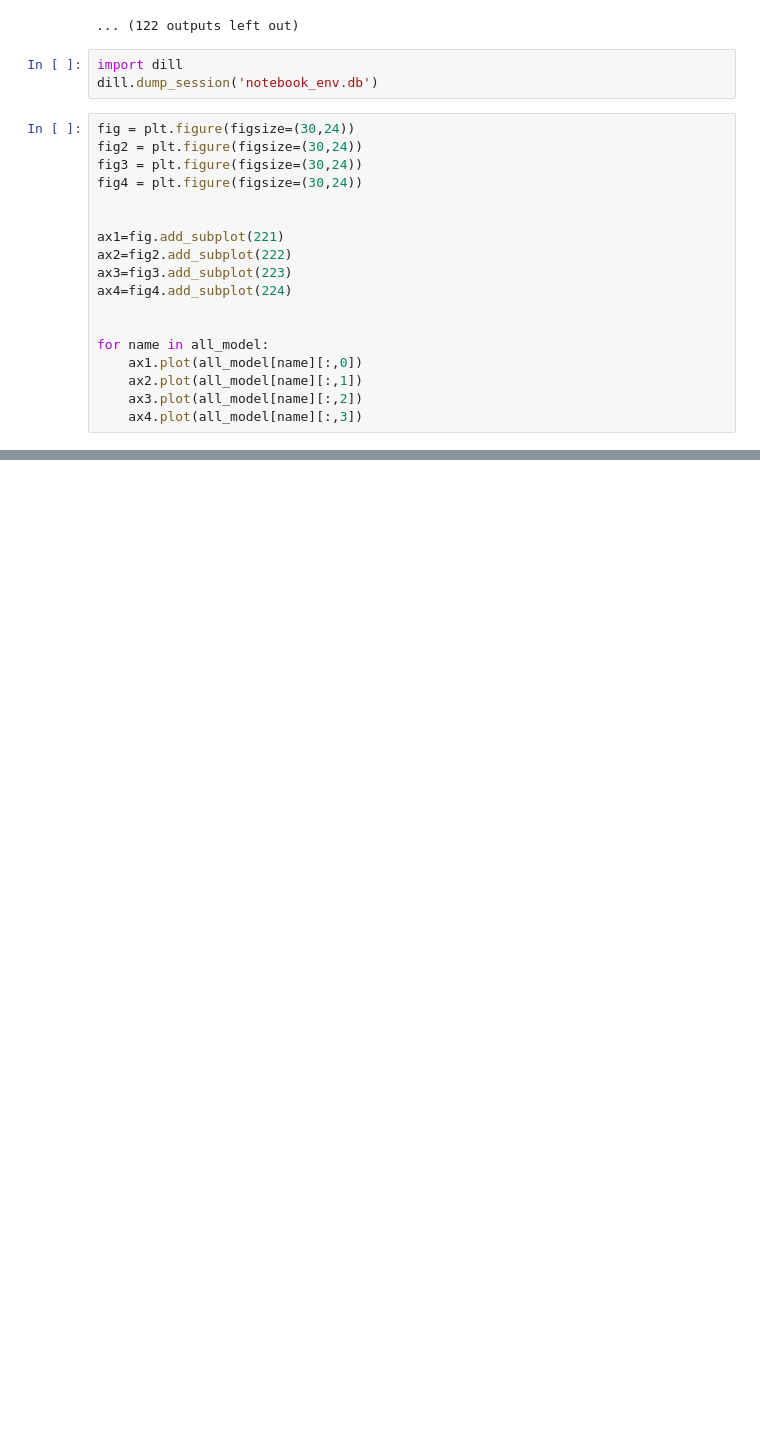
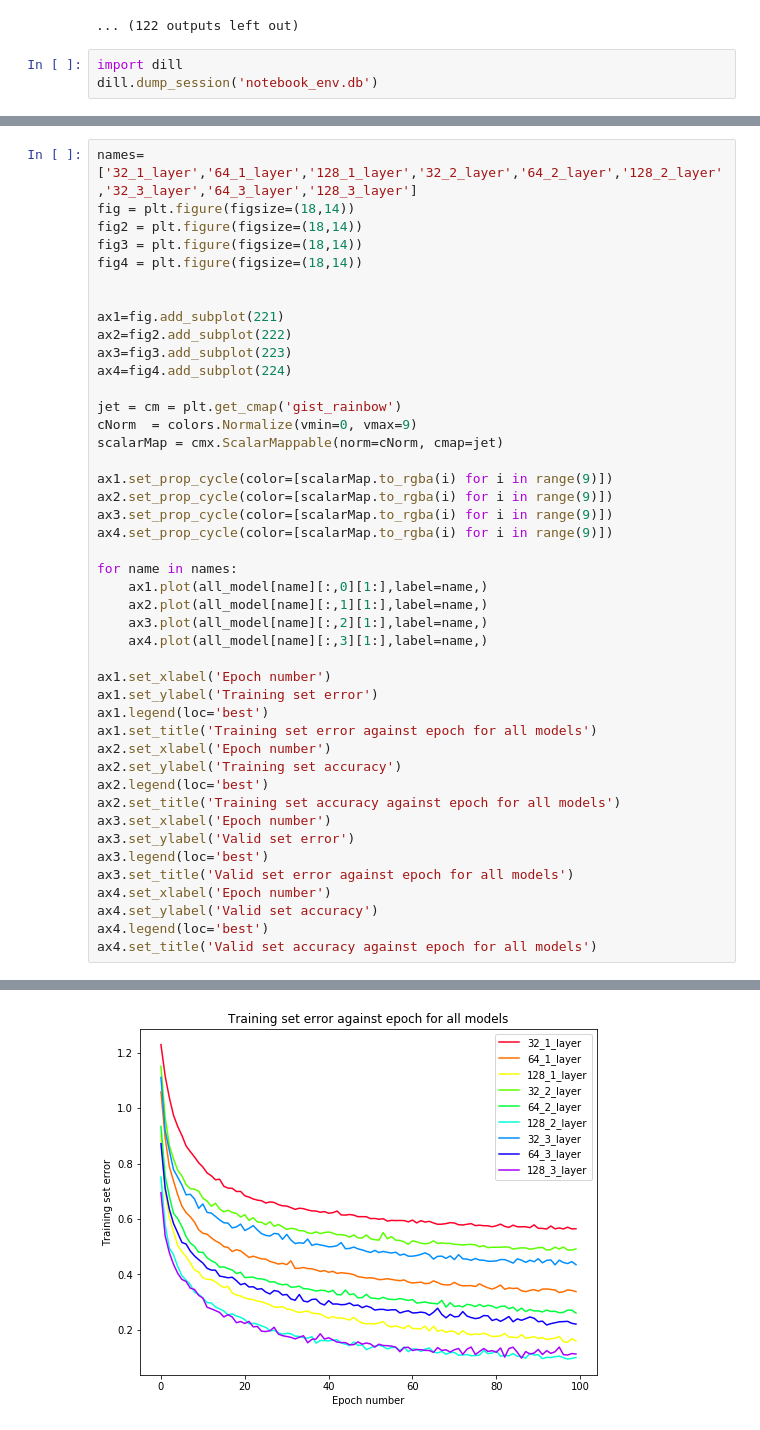
Before and after one commit to TheXZhang/MLP, a Jupyter notebook: notebooks/Coursework_1.ipynb, the cells around one changed output, grey strips where cells are left out. Saved outputs shown, nothing was run; the diff lists cells and outputs as text; blank space fills up the shorter version.

```diff
--- a/notebooks/Coursework_1.ipynb
+++ b/notebooks/Coursework_1.ipynb
@@ -828,21 +830,3 @@ Epoch 5: 4.8s to complete
 # %%
 import dill
 dill.dump_session('notebook_env.db')
-# %%
-fig = plt.figure(figsize=(30,24))
-fig2 = plt.figure(figsize=(30,24))
-fig3 = plt.figure(figsize=(30,24))
-fig4 = plt.figure(figsize=(30,24))
-
-
-ax1=fig.add_subplot(221)
-ax2=fig2.add_subplot(222)
-ax3=fig3.add_subplot(223)
-ax4=fig4.add_subplot(224)
-
-
-for name in all_model:
-    ax1.plot(all_model[name][:,0])
-    ax2.plot(all_model[name][:,1])
-    ax3.plot(all_model[name][:,2])
-    ax4.plot(all_model[name][:,3])
@@ -853,0 +839,45 @@ for name in all_model:
+# %%
+names=['32_1_layer','64_1_layer','128_1_layer','32_2_layer','64_2_layer','128_2_layer','32_3_layer','64_3_layer','128_3_layer']
+fig = plt.figure(figsize=(18,14))
+fig2 = plt.figure(figsize=(18,14))
+fig3 = plt.figure(figsize=(18,14))
+fig4 = plt.figure(figsize=(18,14))
+
+
+ax1=fig.add_subplot(221)
+ax2=fig2.add_subplot(222)
+ax3=fig3.add_subplot(223)
+ax4=fig4.add_subplot(224)
+
+jet = cm = plt.get_cmap('gist_rainbow')
+cNorm  = colors.Normalize(vmin=0, vmax=9)
+scalarMap = cmx.ScalarMappable(norm=cNorm, cmap=jet)
+
+ax1.set_prop_cycle(color=[scalarMap.to_rgba(i) for i in range(9)])
+ax2.set_prop_cycle(color=[scalarMap.to_rgba(i) for i in range(9)])
+ax3.set_prop_cycle(color=[scalarMap.to_rgba(i) for i in range(9)])
+ax4.set_prop_cycle(color=[scalarMap.to_rgba(i) for i in range(9)])
+
+for name in names:
+    ax1.plot(all_model[name][:,0][1:],label=name,)
+    ax2.plot(all_model[name][:,1][1:],label=name,)
+    ax3.plot(all_model[name][:,2][1:],label=name,)
+    ax4.plot(all_model[name][:,3][1:],label=name,)
+
+ax1.set_xlabel('Epoch number')
+ax1.set_ylabel('Training set error')
+ax1.legend(loc='best')
+ax1.set_title('Training set error against epoch for all models')
+ax2.set_xlabel('Epoch number')
+ax2.set_ylabel('Training set accuracy')
+ax2.legend(loc='best')
+ax2.set_title('Training set accuracy against epoch for all models')
+ax3.set_xlabel('Epoch number')
+ax3.set_ylabel('Valid set error')
+ax3.legend(loc='best')
+ax3.set_title('Valid set error against epoch for all models')
+ax4.set_xlabel('Epoch number')
+ax4.set_ylabel('Valid set accuracy')
+ax4.legend(loc='best')
+ax4.set_title('Valid set accuracy against epoch for all models')
+# %% [output]
@@ -853,0 +885 @@ for name in all_model:
+[figure, added]
```
Also changed, not shown: parts of 7 cells of this notebook, 1 other file.
